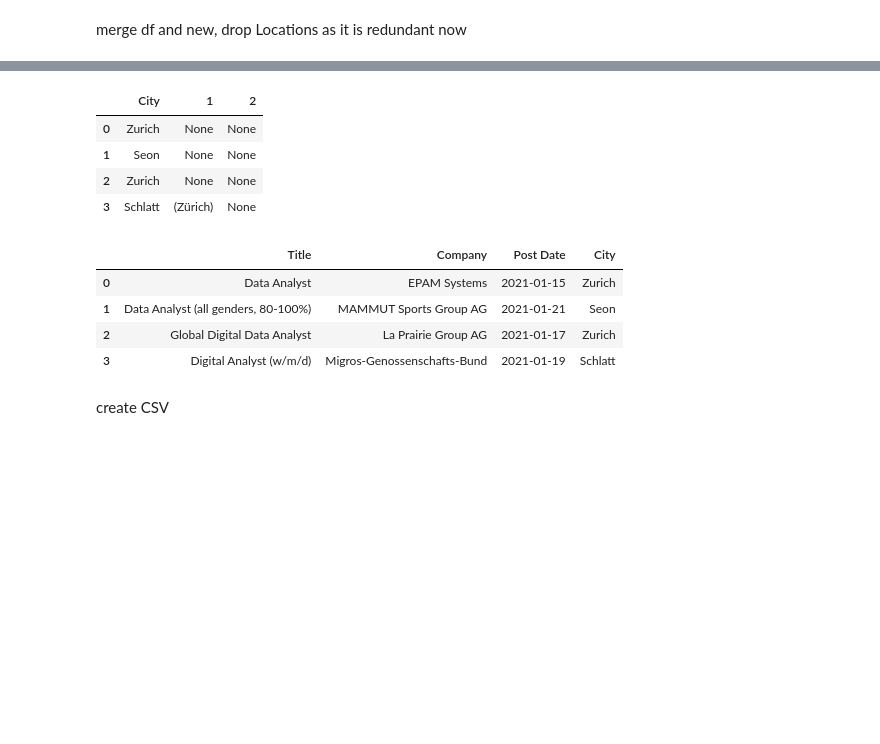
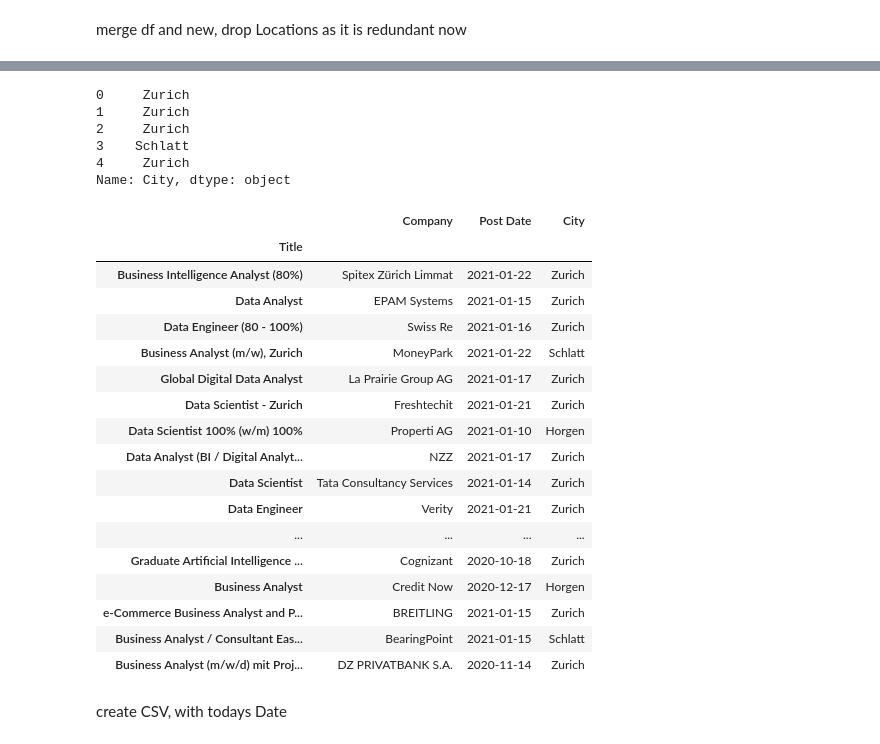
Before and after one commit to marc6330/Job_Scraping, a Jupyter notebook: Job_viz_v3.ipynb, the cells around one changed output, grey strips where cells are left out. Cells and saved outputs as stored; diff of their text form; code cells hidden in the pictures; blank space fills up the shorter version.

Commit message:
Including City Seleciton & Appending new info to historic table

```diff
--- a/Job_viz_v3.ipynb
+++ b/Job_viz_v3.ipynb
@@ -142,22 +148,38 @@ df2.head(4)
 # %%
 new3 = df2.City2.str.split(' ', expand=True)
 new4 = new3.rename(columns = {0: 'City'})
-new4.head(4)
+new5 = new4.City
+new5.head()
 # %% [output]
-|  | City | 1 | 2 |
-| 0 | Zurich | None | None |
-| 1 | Seon | None | None |
-| 2 | Zurich | None | None |
-| 3 | Schlatt | (Zürich) | None |
+0     Zurich
+1     Zurich
+2     Zurich
+3    Schlatt
+4     Zurich
+Name: City, dtype: object
 # %%
-df4 = df2.join(new4, how = 'left')
-df4.drop(columns = [1, 2, "City2"], inplace = True)
-df4.head(4)
+df4 = df2.join(new5, how = 'left')
+df4.drop(columns = ["City2"], inplace = True)
+df4.set_index('Title', inplace = True)
+df4
 # %% [output]
-|  | Title | Company | Post Date | City |
-| 0 | Data Analyst | EPAM Systems | 2021-01-15 | Zurich |
-| 1 | Data Analyst (all genders, 80-100%) | MAMMUT Sports Group AG | 2021-01-21 | Seon |
-| 2 | Global Digital Data Analyst | La Prairie Group AG | 2021-01-17 | Zurich |
-| 3 | Digital Analyst (w/m/d) | Migros-Genossenschafts-Bund | 2021-01-19 | Schlatt |
+|  | Company | Post Date | City |
+| Title |  |  |  |
+| Business Intelligence Analyst (80%) | Spitex Zürich Limmat | 2021-01-22 | Zurich |
+| Data Analyst | EPAM Systems | 2021-01-15 | Zurich |
+| Data Engineer (80 - 100%) | Swiss Re | 2021-01-16 | Zurich |
+| Business Analyst (m/w), Zurich | MoneyPark | 2021-01-22 | Schlatt |
+| Global Digital Data Analyst | La Prairie Group AG | 2021-01-17 | Zurich |
+| Data Scientist - Zurich | Freshtechit | 2021-01-21 | Zurich |
+| Data Scientist 100% (w/m) 100% | Properti AG | 2021-01-10 | Horgen |
+| Data Analyst (BI / Digital Analyt... | NZZ | 2021-01-17 | Zurich |
+| Data Scientist | Tata Consultancy Services | 2021-01-14 | Zurich |
+| Data Engineer | Verity | 2021-01-21 | Zurich |
+| ... | ... | ... | ... |
+| Graduate Artificial Intelligence ... | Cognizant | 2020-10-18 | Zurich |
+| Business Analyst | Credit Now | 2020-12-17 | Horgen |
+| e-Commerce Business Analyst and P... | BREITLING | 2021-01-15 | Zurich |
+| Business Analyst / Consultant Eas... | BearingPoint | 2021-01-15 | Schlatt |
+| Business Analyst (m/w/d) mit Proj... | DZ PRIVATBANK S.A. | 2020-11-14 | Zurich |
 # %% [markdown]
-create CSV
+create CSV, with todays Date
```
Also changed, not shown: parts of 15 cells of this notebook.
